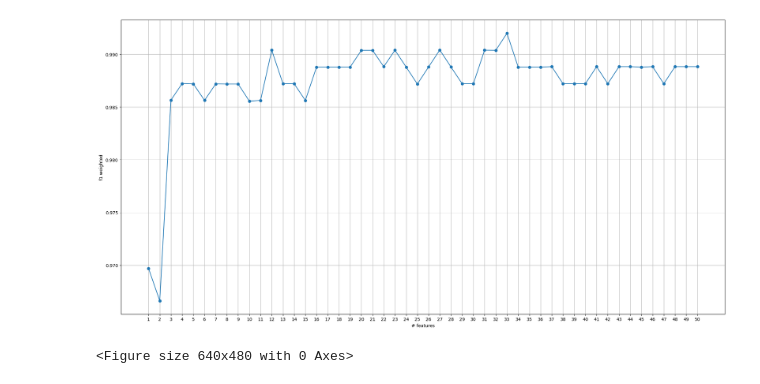
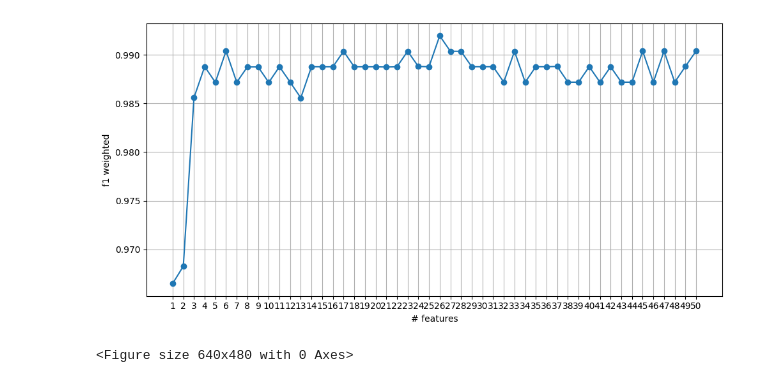
Before and after one commit to arcotan/single-cell-data-analysis, a Jupyter notebook: markers_validation.ipynb, the cells around one changed output. Saved outputs shown, nothing was run; the diff lists cells and outputs as text; code cells hidden in the pictures.

```diff
--- a/markers_validation.ipynb
+++ b/markers_validation.ipynb
@@ -41,30 +41,30 @@ mask = ~np.isnan(np.array(joined['cluster.ids'])).reshape(-1)
 y = np.array(joined['cluster.ids'][mask])
 # %%
 # -------- train with increasing # of features taken from markers rank --------
-# scores = []
-# step = 1
-# score = 'f1-score'
-# for i in range(step, n_markers+step, step):
-#     top_markers = markers_df[markers_df['rank']<=i].gene.unique()
-#     X = adata[mask, top_markers].X.toarray()
-#     report, _ = apply_classifier(X, y)
-#     scores.append(report['weighted avg'][score])
+scores = []
+step = 1
+score = 'f1-score'
+for i in range(step, n_markers+step, step):
+    top_markers = markers_df[markers_df['rank']<=i].gene.unique()
+    X = adata[mask, top_markers].X.toarray()
+    report, _ = apply_classifier(X, y)
+    scores.append(report['weighted avg'][score])
 
 x_ticks = [i for i in range(step, n_markers+step, step)]
 x_ticks[-1] = n_markers
-plt.figure(figsize=(20,10))
+plt.figure(figsize=(10,5))
 plt.xticks(x_ticks, x_ticks)
 plt.plot(x_ticks, scores, marker='o')
 plt.ylabel("f1 weighted")
 plt.xlabel("# features")
 plt.grid()
 plt.tight_layout()
 plt.show()
 plt.savefig(out_path+"score.eps")
 
 pd.DataFrame(scores, columns=['f1 weighted']).to_csv(out_path+"clf_score.csv")
 # %% [output]
-[figure, old version]
+[figure, new version]
 <Figure size 640x480 with 0 Axes>
 # %%
 # -------- train on all features and on markers --------
```
Also changed, not shown: 11 other files.
